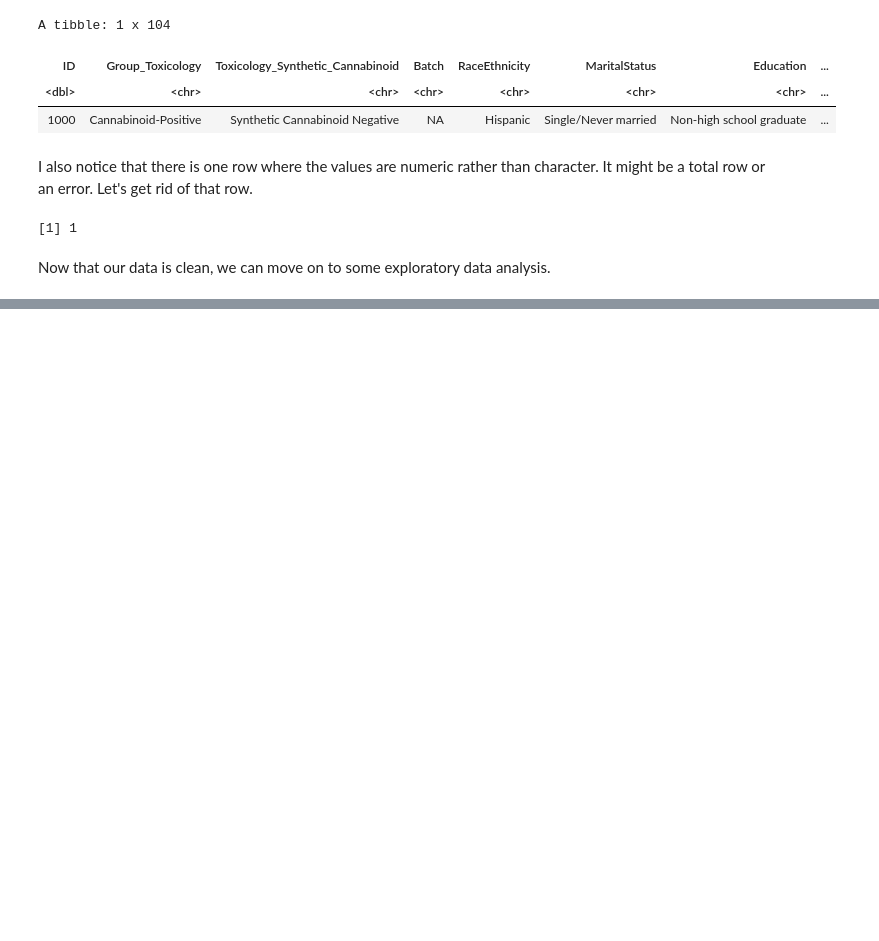
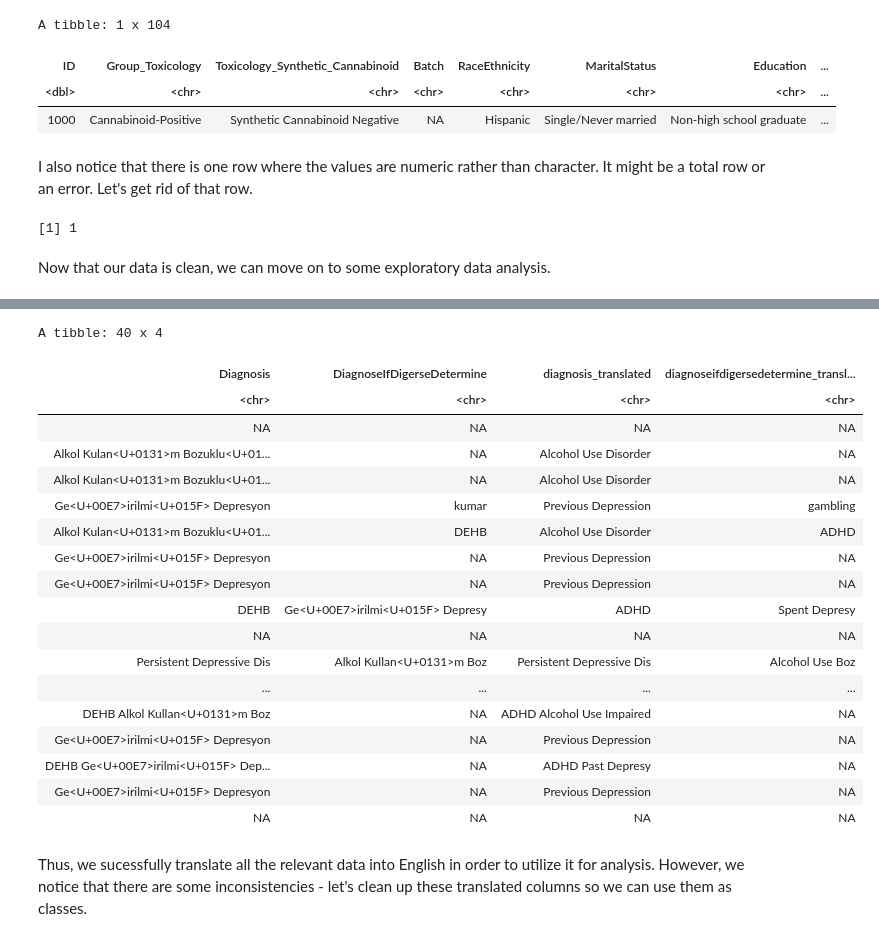
Before and after one commit to anly501/dsan-5000-project-mfgeary, a Jupyter notebook: dsan-website/5000-website/data-cleaning/data-cleaning.ipynb, the cells around one changed output, grey strips where cells are left out. Cells and saved outputs as stored; diff of their text form; code cells hidden in the pictures; blank space fills up the shorter version.

Commit message:
Finish up cleaning and work on text EDA

```diff
--- a/dsan-website/5000-website/data-cleaning/data-cleaning.ipynb
+++ b/dsan-website/5000-website/data-cleaning/data-cleaning.ipynb
@@ -429,0 +525,51 @@ Now that our data is clean, we can move on to some exploratory data analysis.
+# %%
+new_name_joiner <- cbind(research_data$Diagnosis %>%
+    unique() %>%
+    na.omit(.), diagnosis_translated) %>%
+    as_tibble()
+# %%
+research_data <- research_data %>%
+    left_join(new_name_joiner, by = join_by(Diagnosis == V1))
+# %%
+diagnoseifdigersedetermine_translated <- research_data$DiagnoseIfDigerseDetermine %>%
+    unique() %>%
+    stringi::stri_enc_toutf8() %>%
+    na.omit(.) %>%
+    translate2(
+        source_lang = "TR"
+        auth_key = "e323baa6-a35d-44dd-7508-2b9259af05f5:fx"
+    )
+# %%
+new_name_joiner2 <- cbind(research_data$DiagnoseIfDigerseDetermine %>%
+    unique() %>%
+    na.omit(.), diagnoseifdigersedetermine_translated) %>%
+    as_tibble()
+
+research_data <- research_data %>%
+    left_join(new_name_joiner2, by = join_by(DiagnoseIfDigerseDetermine == V1))
+# %%
+research_data %>%
+    select(where(is.character)) %>%
+    select(-NameSurname, -OccupationOtherSpecify)
+# %% [output]
+A tibble: 40 x 4
+| Diagnosis | DiagnoseIfDigerseDetermine | diagnosis_translated | diagnoseifdigersedetermine_transl... |
+| <chr> | <chr> | <chr> | <chr> |
+| NA | NA | NA | NA |
+| Alkol Kulan<U+0131>m Bozuklu<U+01... | NA | Alcohol Use Disorder | NA |
+| Alkol Kulan<U+0131>m Bozuklu<U+01... | NA | Alcohol Use Disorder | NA |
+| Ge<U+00E7>irilmi<U+015F> Depresyon | kumar | Previous Depression | gambling |
+| Alkol Kulan<U+0131>m Bozuklu<U+01... | DEHB | Alcohol Use Disorder | ADHD |
+| Ge<U+00E7>irilmi<U+015F> Depresyon | NA | Previous Depression | NA |
+| Ge<U+00E7>irilmi<U+015F> Depresyon | NA | Previous Depression | NA |
+| DEHB | Ge<U+00E7>irilmi<U+015F> Depresy | ADHD | Spent Depresy |
+| NA | NA | NA | NA |
+| Persistent Depressive Dis | Alkol Kullan<U+0131>m Boz | Persistent Depressive Dis | Alcohol Use Boz |
+| ... | ... | ... | ... |
+| DEHB Alkol Kullan<U+0131>m Boz | NA | ADHD Alcohol Use Impaired | NA |
+| Ge<U+00E7>irilmi<U+015F> Depresyon | NA | Previous Depression | NA |
+| DEHB Ge<U+00E7>irilmi<U+015F> Dep... | NA | ADHD Past Depresy | NA |
+| Ge<U+00E7>irilmi<U+015F> Depresyon | NA | Previous Depression | NA |
+| NA | NA | NA | NA |
+# %% [markdown]
+Thus, we sucessfully translate all the relevant data into English in order to utilize it for analysis. However, we notice that there are some inconsistencies - let's clean up these translated columns so we can use them as classes.
```
Also changed, not shown: parts of 35 cells of this notebook.
